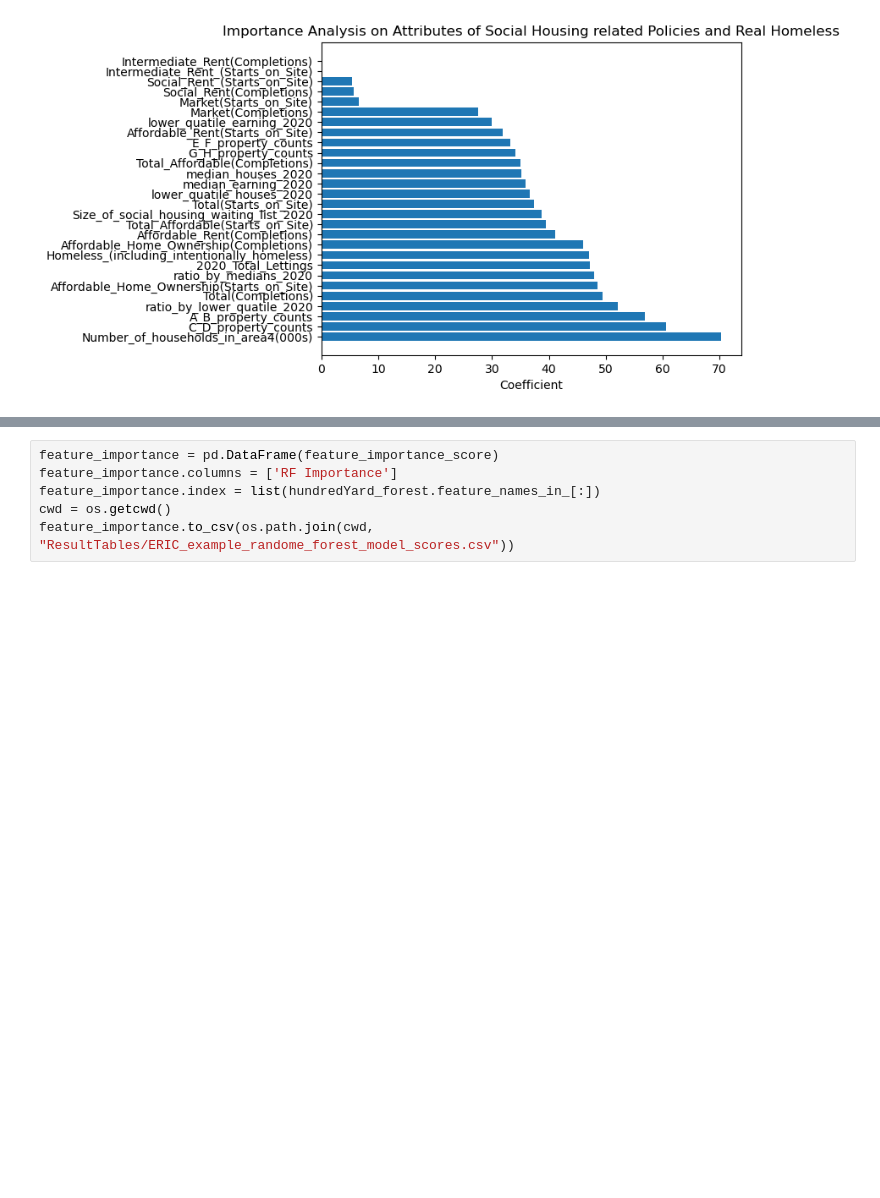
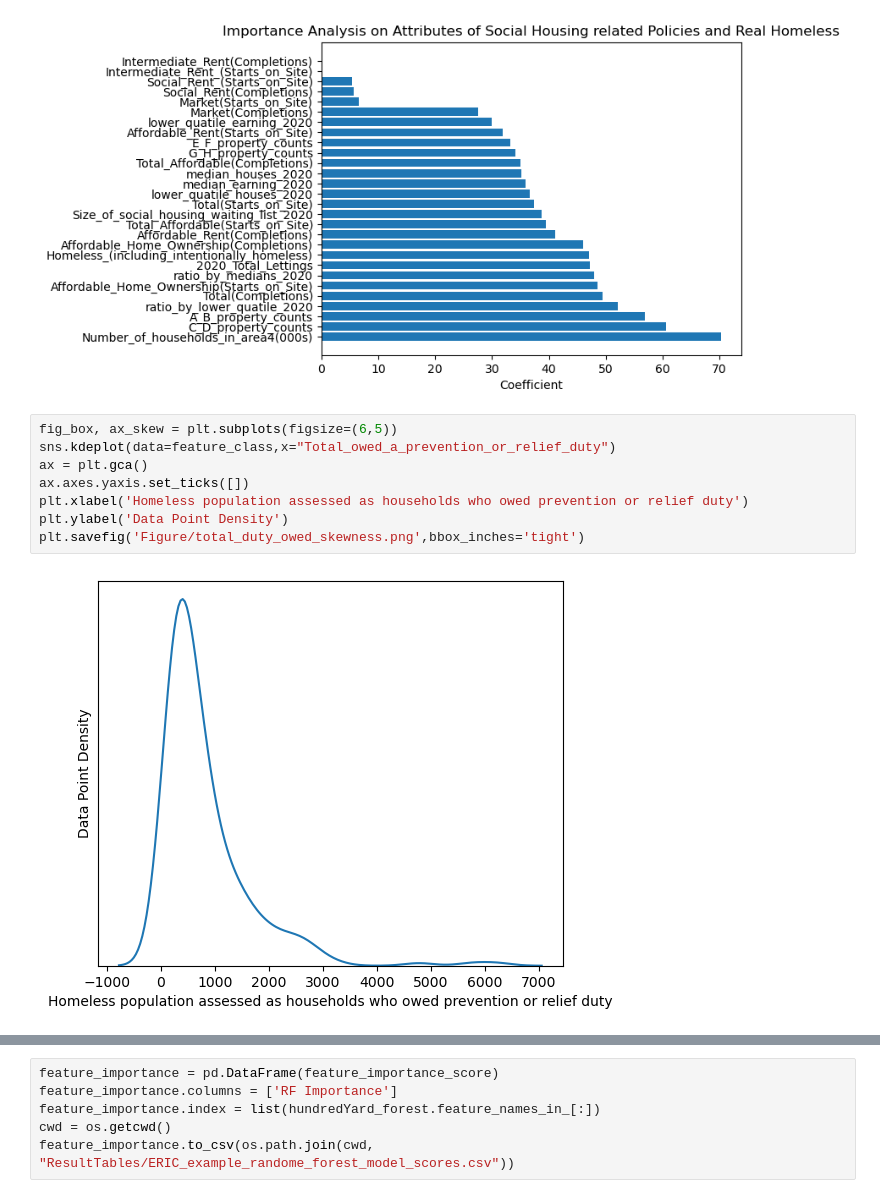
Before and after one commit to SIthodox2286/ADS_year3_project_8, a Jupyter notebook: ERIC_random_forest_analysis.ipynb, the cells around one changed output, grey strips where cells are left out. Cells and saved outputs as stored; diff of their text form; blank space fills up the shorter version.

```diff
--- a/ERIC_random_forest_analysis.ipynb
+++ b/ERIC_random_forest_analysis.ipynb
@@ -154,3 +155,13 @@ plt.savefig('Figure/random_forest_importance_score_analysis.png')
 plt.show()
 # %% [output]
 [figure]
+# %%
+fig_box, ax_skew = plt.subplots(figsize=(6,5))
+sns.kdeplot(data=feature_class,x="Total_owed_a_prevention_or_relief_duty")
+ax = plt.gca()
+ax.axes.yaxis.set_ticks([])
+plt.xlabel('Homeless population assessed as households who owed prevention or relief duty')
+plt.ylabel('Data Point Density')
+plt.savefig('Figure/total_duty_owed_skewness.png',bbox_inches='tight')
+# %% [output]
+[figure, added]
```
Also changed, not shown: parts of 12 cells of this notebook, 11 other files.
